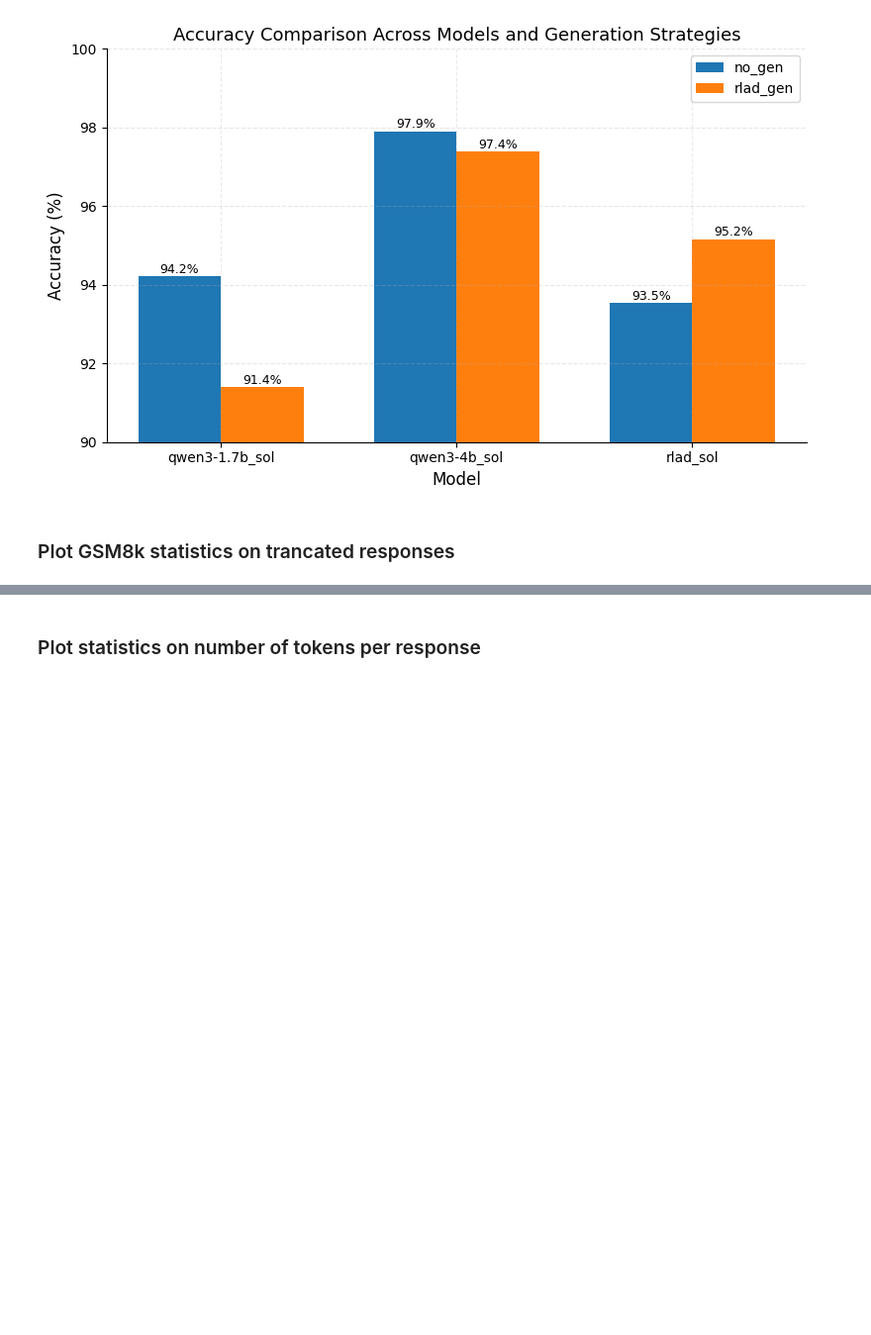
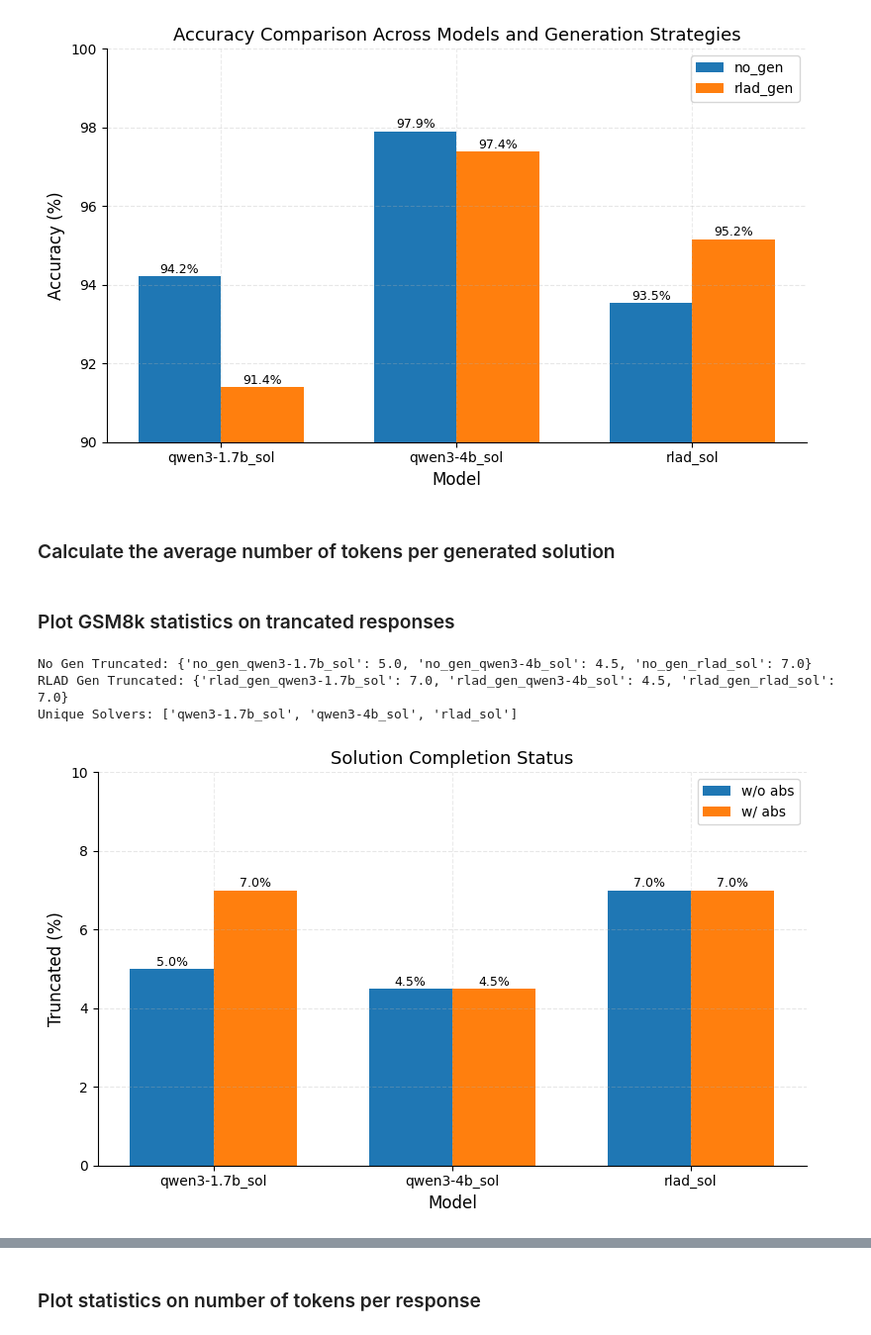
Before and after one commit to AmelxJamal/RLAD, a Jupyter notebook: notebooks/visualize_results.ipynb, the cells around one changed output, grey strips where cells are left out. Shown at 99% size. Saved outputs shown, nothing was run; the diff lists cells and outputs as text; code cells hidden in the pictures; blank space fills up the shorter version.

```diff
--- a/notebooks/visualize_results.ipynb
+++ b/notebooks/visualize_results.ipynb
@@ -96,3 +96,5 @@ No Gen Accuracies: {'no_gen_qwen3-1.7b_sol': 94.21052631578948, 'no_gen_qwen3-4b
 RLAD Gen Accuracies: {'rlad_gen_qwen3-1.7b_sol': 91.39784946236558, 'rlad_gen_qwen3-4b_sol': 97.38219895287958, 'rlad_gen_rlad_sol': 95.16129032258065}
 Unique Solvers: ['qwen3-1.7b_sol', 'qwen3-4b_sol', 'rlad_sol']
 [figure]
+# %% [markdown]
+### Calculate the average number of tokens per generated solution
@@ -99,4 +123,60 @@ Unique Solvers: ['qwen3-1.7b_sol', 'qwen3-4b_sol', 'rlad_sol']
 # %% [markdown]
 ### Plot GSM8k statistics on trancated responses
+# %%
+num_examples = results["selected"]["n_total"]
+
+no_gen_trunc = {
+    mod: 100 * (complete_results[mod]["overall"]["truncated"] + 2.0) / float(num_examples) for mod in models if "no_gen" in mod
+}
+rlad_gen_trunc = {
+    mod: 100 * (complete_results[mod]["overall"]["truncated"] + 2.0) / float(num_examples) for mod in models if "rlad_gen" in mod
+}
+print("No Gen Truncated:", no_gen_trunc)
+print("RLAD Gen Truncated:", rlad_gen_trunc)
+
+# Create plots directory if it doesn't exist
+os.makedirs("../plots/", exist_ok=True)
+
+# Plot settings
+unique_solvers = sorted(list({mod.replace("no_gen_", "") for mod in no_gen_trunc.keys()}))
+
+print("Unique Solvers:", unique_solvers)
+x = np.arange(len(models) // 2)
+width = 0.35
+
+
+plt.figure(figsize=(8, 5))
+bars1 = plt.bar(x - width/2, list(no_gen_trunc.values()), width, label="w/o abs")
+bars2 = plt.bar(x + width/2, list(rlad_gen_trunc.values()), width, label="w/ abs")
+# Labels & styling
+plt.ylabel("Truncated (%)")
+plt.xlabel("Model")
+plt.title(f"Solution Completion Status")
+plt.xticks(x, unique_solvers)
+plt.ylim(0, 10.0)
+plt.legend()
+
+# Annotate bars with percentages
+for bars in (bars1, bars2):
+    for bar in bars:
+        height = bar.get_height()
+        plt.text(
+            bar.get_x() + bar.get_width() / 2,
+            height + 0.002,
+            f"{height:.1f}%",
+            ha="center",
+            va="bottom",
+            fontsize=9
+        )
+plt.grid(True, axis="y", alpha=0.3)
+
+plt.savefig("../plots/gsm8k_truncated_comparison.pdf", bbox_inches='tight')
+plt.tight_layout()
+plt.show()
+# %% [output]
+No Gen Truncated: {'no_gen_qwen3-1.7b_sol': 5.0, 'no_gen_qwen3-4b_sol': 4.5, 'no_gen_rlad_sol': 7.0}
+RLAD Gen Truncated: {'rlad_gen_qwen3-1.7b_sol': 7.0, 'rlad_gen_qwen3-4b_sol': 4.5, 'rlad_gen_rlad_sol': 7.0}
+Unique Solvers: ['qwen3-1.7b_sol', 'qwen3-4b_sol', 'rlad_sol']
+[figure, added]
 # %%
 num_examples = results["selected"]["n_total"]
```
Also changed, not shown: parts of 7 cells of this notebook, 11 other files.
